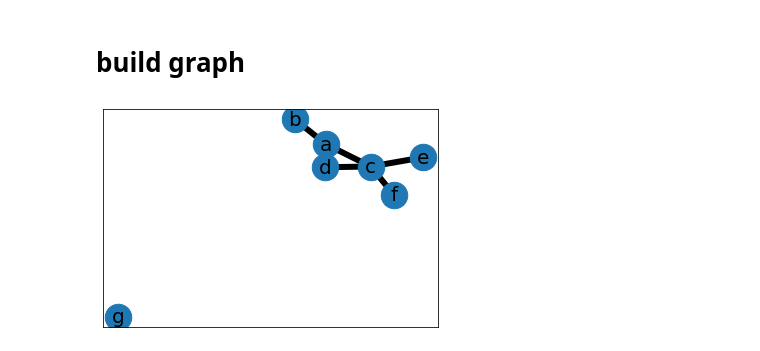
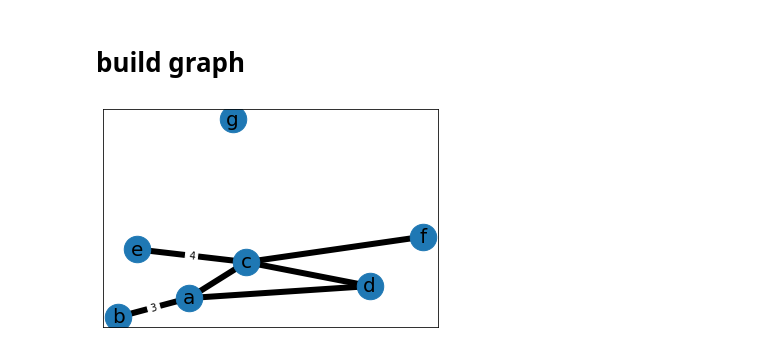
Before and after one commit to haru-256/keyphrase_extraction, a Jupyter notebook: pageRank.ipynb, the cells around one changed output. Saved outputs shown, nothing was run; the diff lists cells and outputs as text; code cells hidden in the pictures.

```diff
--- a/pageRank.ipynb
+++ b/pageRank.ipynb
@@ -7,24 +8,26 @@ import pandas as pd
 # %%
 G = nx.Graph()
 
-G.add_edge("a", "b")
+G.add_edge("a", "b", weight=3)
 G.add_edge("a", "c")
 G.add_edge("c", "d")
-G.add_edge("c", "e")
+G.add_edge("c", "e", weight=4)
 G.add_edge("c", "f")
 G.add_edge("a", "d")
 G.add_node("g")
 
 pos = nx.spring_layout(G)  # positions for all nodes
 
 # nodes
 nx.draw_networkx_nodes(G, pos, node_size=700)
 
 # edges
 nx.draw_networkx_edges(G, pos, edgelist=G.edges, width=6)
 
 # labels
-nx.draw_networkx_labels(G, pos, font_size=20, font_family="sans-serif");
+nx.draw_networkx_labels(G, pos, font_size=20, font_family="sans-serif")
+labels = nx.get_edge_attributes(G,'weight')
+nx.draw_networkx_edge_labels(G, pos, edge_labels=labels);
 # %% [output]
-[figure, old version]
+[figure, new version]
 # %%
```
Also changed, not shown: parts of 11 cells of this notebook, 4 other files.
